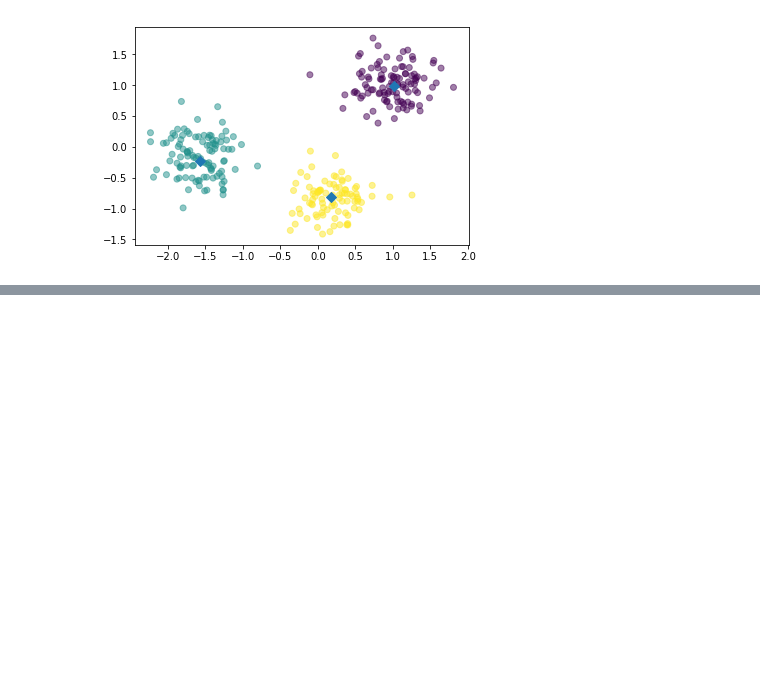
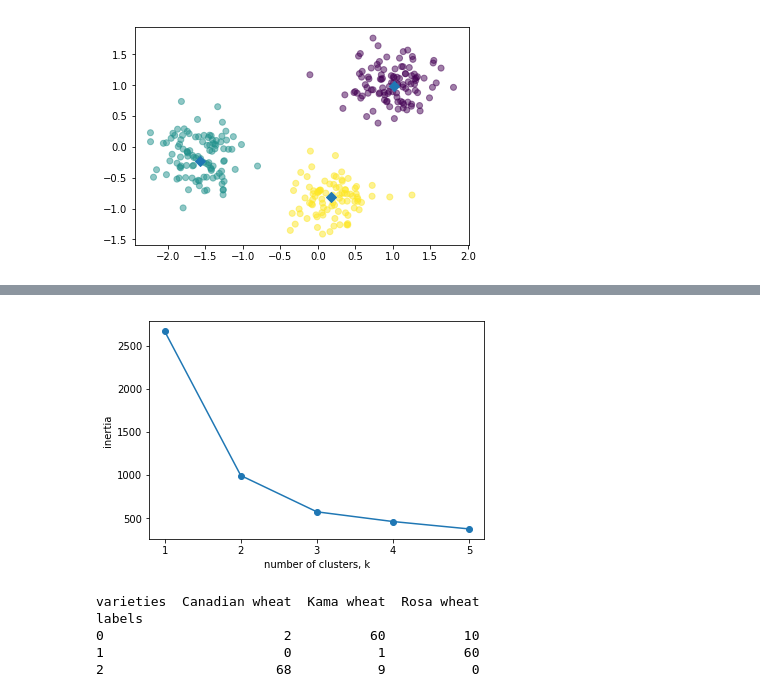
Before and after one commit to alsnkline/Springb, a Jupyter notebook: Reference/SB DC Unsupervised Learning.ipynb, the cells around one changed output, grey strips where cells are left out. Saved outputs shown, nothing was run; the diff lists cells and outputs as text; code cells hidden in the pictures; blank space fills up the shorter version.

```diff
--- a/Reference/SB DC Unsupervised Learning.ipynb
+++ b/Reference/SB DC Unsupervised Learning.ipynb
@@ -122,0 +147,7 @@ plt.show()
+# %%
+sam = pd.read_csv('data/ml_clustering_seeds.csv',delimiter=",",index_col=False)
+types = ['Kama wheat','Rosa wheat','Canadian wheat']
+sam['variety'] = sam.target.apply(lambda x: types[x-1])
+# removing the string lables for model fitting
+samples = sam.iloc[:,:6]
+sam.head(145).tail(10)
@@ -122,0 +166,43 @@ plt.show()
+# %%
+ks = range(1, 6)
+inertias = []
+
+for k in ks:
+    # Create a KMeans instance with k clusters: model
+    model = KMeans(n_clusters=k)
+
+    # Fit model to samples
+    model.fit(samples)
+
+    # Append the inertia to the list of inertias
+    inertias.append(model.inertia_)
+
+# Plot ks vs inertias
+plt.plot(ks, inertias, '-o')
+plt.xlabel('number of clusters, k')
+plt.ylabel('inertia')
+plt.xticks(ks)
+plt.show()
+# %% [output]
+[figure, added]
+# %%
+# Create a KMeans model with 3 clusters: model
+model = KMeans(n_clusters=3)
+
+# Use fit_predict to fit model and obtain cluster labels: labels
+labels = model.fit_predict(samples)
+
+# Create a DataFrame with labels and varieties as columns: df
+df = pd.DataFrame({'labels': labels, 'varieties': sam['variety']})
+
+# Create crosstab: ct
+ct = pd.crosstab(df['labels'],df['varieties'])
+
+# Display ct
+print(ct)
+# %% [output]
+varieties  Canadian wheat  Kama wheat  Rosa wheat
+labels
+0                       2          60          10
+1                       0           1          60
+2                      68           9           0
```
Also changed, not shown: parts of 15 cells of this notebook, 3 other files.
